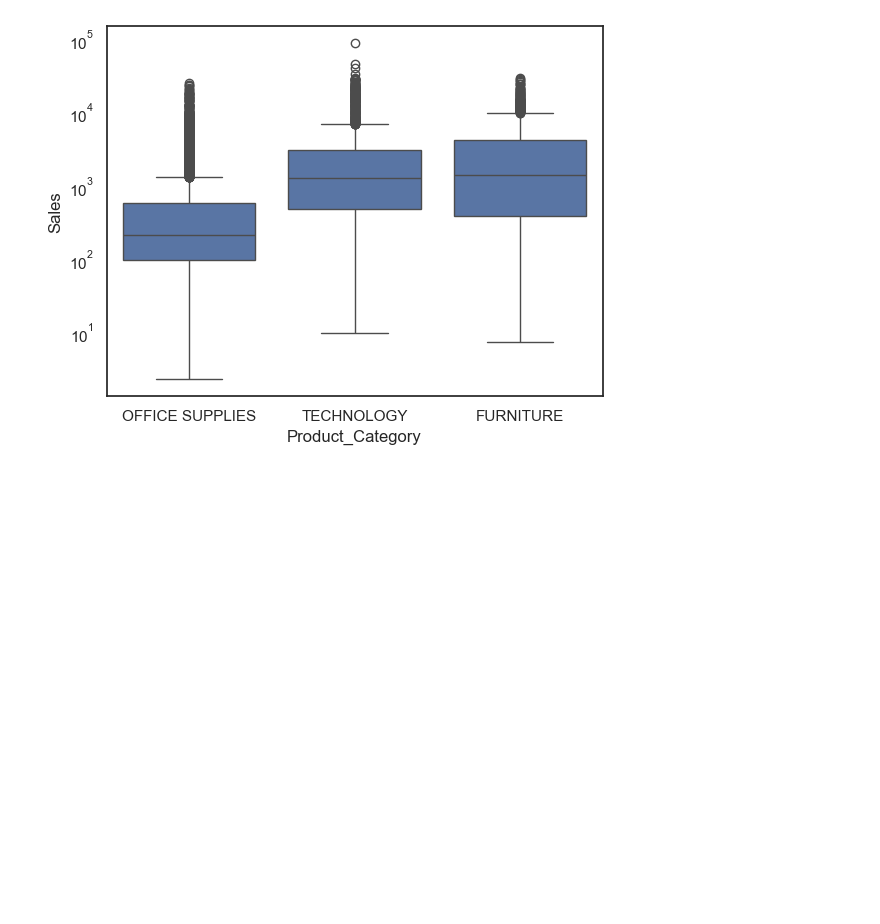
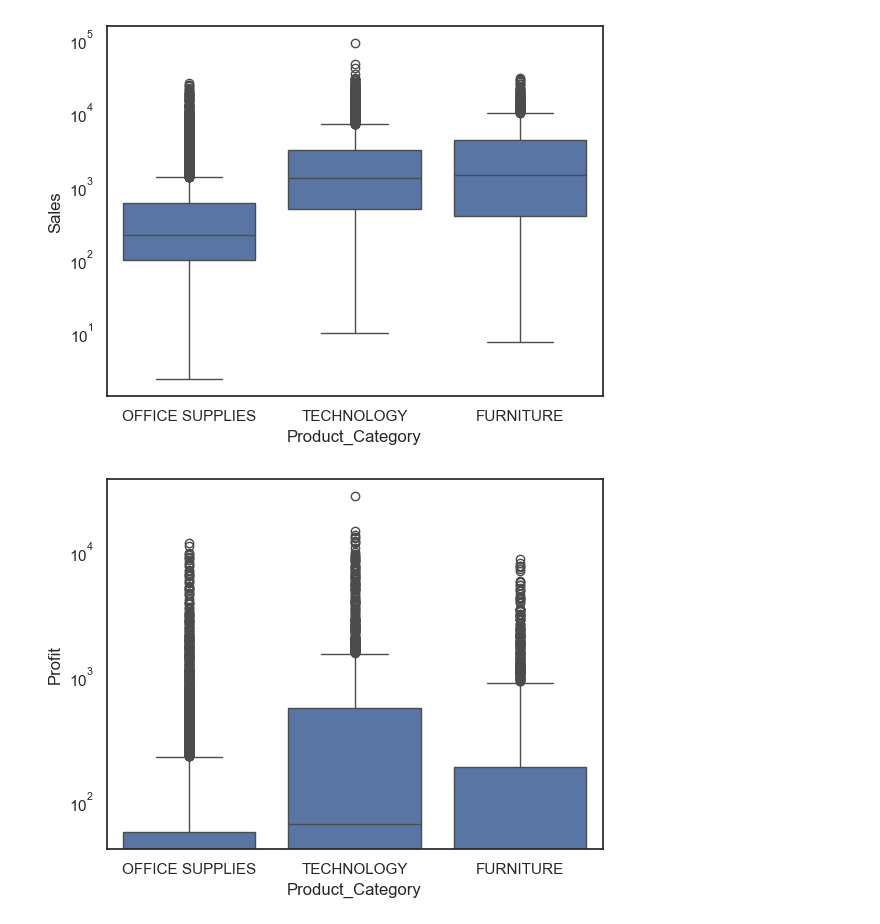
Before and after one commit to HayBeeCoder/ai, a Jupyter notebook: dl-with-real-life-projects-coursera/seaborn_proper.ipynb, the cells around one changed output. Drawn from its saved outputs; the diff is of its cells as text; code cells hidden in the pictures; blank space fills up the shorter version.

Commit message:
draw boxplots for the different categories within Product_Category column

```diff
--- a/dl-with-real-life-projects-coursera/seaborn_proper.ipynb
+++ b/dl-with-real-life-projects-coursera/seaborn_proper.ipynb
@@ -92,3 +92,9 @@ plt.yscale('log')
 plt.show()
 # %% [output]
 [figure]
+# %%
+sns.boxplot(y='Profit',x='Product_Category', data=df)
+plt.yscale('log')
+plt.show()
+# %% [output]
+[figure, added]
```
Also changed, not shown: parts of 2 cells of this notebook.
